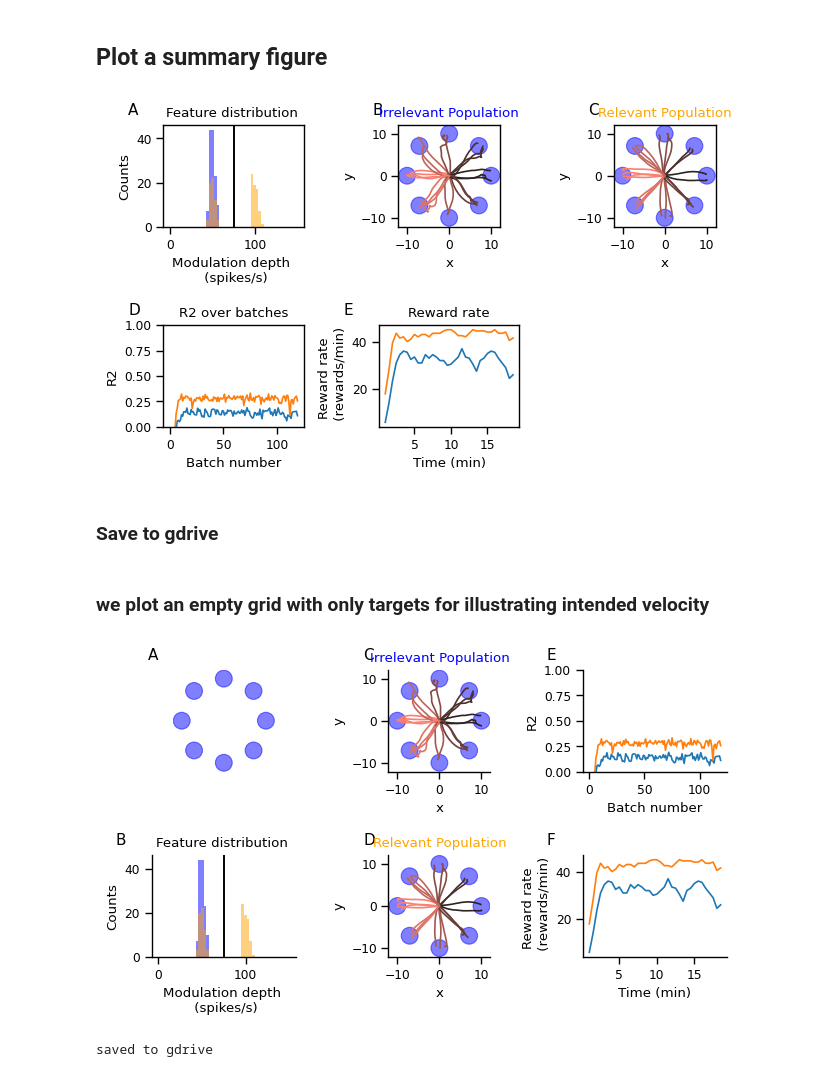
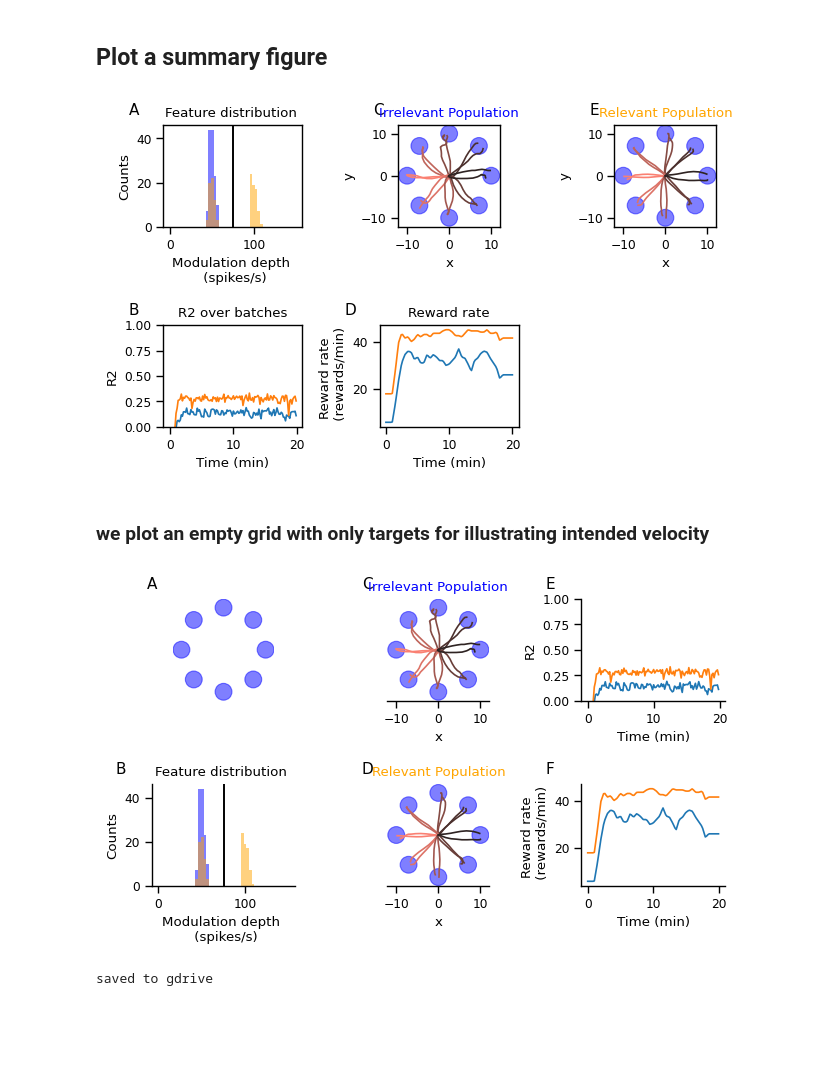
Before and after one commit to sijia66/adaptive_feature_selection, a Jupyter notebook: figure2_simulation_setup/231101_afs_figure2_full_feature_selection.ipynb, the cells around one changed output. Saved outputs shown, nothing was run; the diff lists cells and outputs as text; code cells hidden in the pictures; blank space fills up the shorter version.

```diff
--- a/figure2_simulation_setup/231101_afs_figure2_full_feature_selection.ipynb
+++ b/figure2_simulation_setup/231101_afs_figure2_full_feature_selection.ipynb
@@ -220,6 +239,8 @@ for exp_index in range(len(exp_data_all)):
 
 R_2_over_batches_all_exp = np.array(R_2_over_batches_all_exp)
 R_2_over_batches_all_exp_gap = R_2_over_batches_all_exp.T
+
+R_2_time = np.arange(R_2_over_batches_all_exp_gap.shape[0]) * batch_time / 60
 # %% [output]
 0
 1
@@ -291,15 +347,28 @@ NUM_EXP = len(exp_data_all)
 fig, axes = plt.subplots(1, NUM_EXP ,figsize=(6.25,
                                             3.25))
 
-LAST_NUMBER_OF_TRIALS = 24
+
 axes_titles = ['Irrelevant Population', 'Relevant Population']
+
+
 
 for i,(ax, t) in enumerate(zip(axes, axes_titles)):
     print(len(cursor_trajectories_list[i]))
-    plot_cursor_trajectories(cursor_trajectories_list[i][-LAST_NUMBER_OF_TRIALS:],
+    plot_cursor_trajectories(cursor_trajectories_list[i],
                              exp_data_all[i], exp_metadata_all[i],
                              ax = ax)
     ax.set_title(t)
 
+# for each ax, get rid of top, left and right spines
+for ax in axes:
+    ax.spines['top'].set_visible(False)
+    ax.spines['right'].set_visible(False)
+    ax.spines['left'].set_visible(False)
+
+# get rid of the y axis and y labels
+for ax in axes:
+    ax.set_yticks([])
+    ax.set_ylabel('')
+
 fig
 # %% [output]
@@ -314,7 +384,7 @@ colors = ['b', 'orange']
 
 fig, axes = subplots_with_labels(2, 3,
                                 figsize=(6.5,4),
-                                label_directions= 'col_first'
+                                label_directions= 'col_first',
                                 constrained_layout=True)
 
 
@@ -340,7 +410,7 @@ axes_title_colors = ['b', 'orange']
 
 
 for i,(ax, t) in enumerate(zip(trajectory_axes, axes_titles)):
-    plot_cursor_trajectories(cursor_trajectories_list[i][-LAST_NUMBER_OF_TRIALS:],
+    plot_cursor_trajectories(cursor_trajectories_list[i],
                              exp_data_all[i], exp_metadata_all[i],
                              ax = ax)
     ax.set_title(t, color = axes_title_colors[i])
@@ -348,14 +418,14 @@ for i,(ax, t) in enumerate(zip(trajectory_axes, axes_titles)):
 axs = axes[1,:]
 
 # Second subplot
-axs[0].plot(R_2_over_batches_all_exp.T)
+axs[0].plot(R_2_time, R_2_over_batches_all_exp.T)
 axs[0].set_title('R2 over batches')
-axs[0].set_xlabel('Batch number')
+axs[0].set_xlabel('Time (min)')
 axs[0].set_ylabel('R2')
 axs[0].set_ylim([0, 1])
 
 # Third subplot
-axs[1].plot(window_time_stamps /60, reward_rate_all_gap.T )
+axs[1].plot(common_time, reward_rate_all_gap.T )
 axs[1].set_xlabel('Time (min)')
 axs[1].set_ylabel('Reward rate \n (rewards/min)')
 axs[1].set_title('Reward rate')
@@ -365,6 +435,4 @@ axs[2].set_visible(False)
 fig.tight_layout()
 fig
 # %% [output]
-[figure, old version]
+[figure, new version]
-# %% [markdown]
-### Save to gdrive
@@ -392,7 +450,7 @@ fig, axes = subplots_with_labels(2, 3,
 
 i = 0
 # en ampty grid with only the targets
-plot_cursor_trajectories(cursor_trajectories_list[i][-LAST_NUMBER_OF_TRIALS:],
+plot_cursor_trajectories(cursor_trajectories_list[i],
                             exp_data_all[i], exp_metadata_all[i],
                             just_the_targets=True,
                             ax = axes[0,0])
@@ -412,44 +470,46 @@ for i,(ax, t) in enumerate(zip(trajectory_axes, axes_titles)):
                              ax = ax)
     ax.set_title(t, color = axes_title_colors[i])
 
+# get rid of the left spines
+for ax in trajectory_axes:
+    ax.spines['left'].set_visible(False)
+    ax.set_yticks([])
+    ax.set_ylabel('')
 
 # First subplot
 std = 3
 bins = np.linspace(0, 150, 50)
 axs = axes[1,0]
 
 for feature_weights, c in zip(feature_weights_all, colors):
     axs.hist(feature_weights, bins, color=c, label=f'{std} Hz', alpha=0.5)
     axs.axvline(x=75, color='k')
     axs.set_xlabel('Modulation depth \n (spikes/s)')
     axs.set_ylabel('Counts')
     axs.set_title(f'Feature distribution ')
 
-
-
-
 axs = axes[:,2]
 # Second subplot
-axs[0].plot(R_2_over_batches_all_exp.T)
-axs[0].set_xlabel('Batch number')
+axs[0].plot(R_2_time, R_2_over_batches_all_exp.T)
+axs[0].set_xlabel('Time (min)')
 axs[0].set_ylabel('R2')
 axs[0].set_ylim([0, 1])
 
 # Third subplot
-axs[1].plot(window_time_stamps /60, reward_rate_all_gap.T )
+axs[1].plot(common_time, reward_rate_all_gap.T )
 axs[1].set_xlabel('Time (min)')
 axs[1].set_ylabel('Reward rate \n (rewards/min)')
 
 # get rid of the top and right spines
 for ax in axes.flatten():
     ax.spines['top'].set_visible(False)
     ax.spines['right'].set_visible(False)
 
 
 fig.tight_layout()
 fig
 # %% [output]
-[figure, old version]
+[figure, new version]
 # %%
 if save_to_gdrive:
     # pdf format
```
Also changed, not shown: parts of 11 cells of this notebook.
